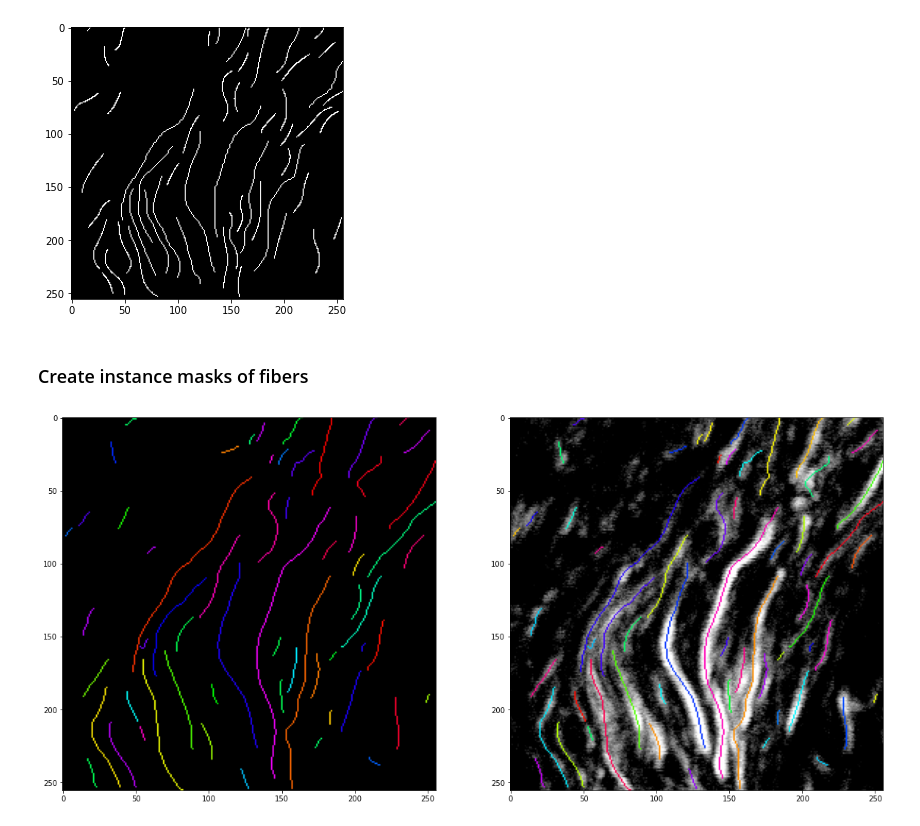
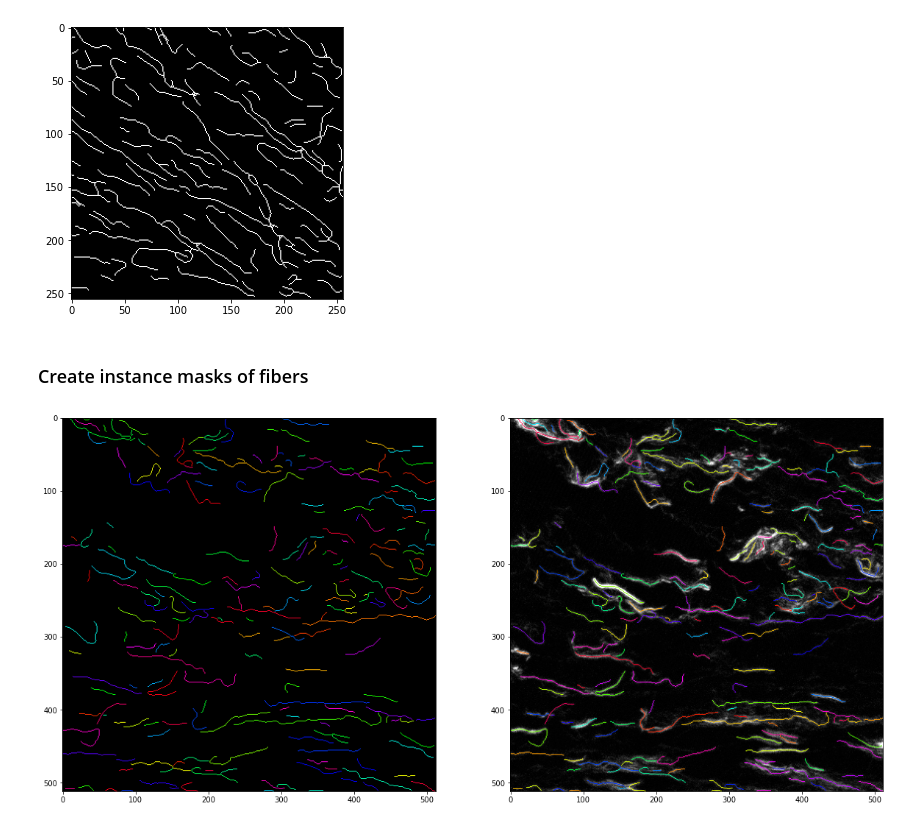
Before and after one commit to uw-loci/collagen-fiber-metrics, a Jupyter notebook: fiber_extractor.ipynb, the cells around one changed output. Cells and saved outputs as stored; diff of their text form; code cells hidden in the pictures.

```diff
--- a/fiber_extractor.ipynb
+++ b/fiber_extractor.ipynb
@@ -33,10 +33,10 @@ Draw masks using skeletonization
 # %%
-truth_mask = img_as_uint(io.imread('example_groundtruth.png'))
+truth_mask = img_as_uint(io.imread('example_groundtruth_2.png'))
 plt.figure(figsize=(5, 5))
 plt.imshow(truth_mask, cmap='gray')
 plt.show()
 # %% [output]
-[figure, old version]
+[figure, new version]
 # %%
 from centerline import CenterLine
 import numpy as np
@@ -47,30 +47,31 @@ import colorsys
 # %%
 ## instance masks
 fig, ax = plt.subplots(1, 2, figsize=(20, 20))
-centerline_res = CenterLine(centerline_image=result, associate_image=io.imread('example_input.png'))
+# centerline_res = CenterLine(centerline_image=result, associate_image=io.imread('example_input.png'))
+centerline_res = CenterLine(centerline_image=io.imread('example_centerline.png'), associate_image=io.imread('example_image.tif'))
 canvas = np.ones((centerline_res.image_size[0], centerline_res.image_size[1], 3), np.uint8) * 0
 line_dict = centerline_res.line_dict
 for k, v in line_dict.items():
     points = v.points
     image = np.zeros((512, 512), np.uint8)
     image = centerline_res.draw_line(points, image)
     (r, g, b) = colorsys.hsv_to_rgb(np.random.uniform(0, 1), 1.0, 1.0)
     R, G, B = int(255 * r), int(255 * g), int(255 * b)
     canvas[np.where(image>0)] = np.array([R, G, B])
 ax[0].imshow(canvas)
 
 ### overlay
-im_arr = img_as_uint(exposure.adjust_log(io.imread('example_input.png')))
+im_arr = img_as_uint(exposure.adjust_log(io.imread('example_image.tif')))
 canvas = img_as_ubyte(np.repeat(im_arr[:, :, np.newaxis], 3, axis=2))
 line_dict = centerline_res.line_dict
 for k, v in line_dict.items():
     points = v.points
     image = np.zeros((512, 512), np.uint8)
     image = centerline_res.draw_line(points, image)
     (r, g, b) = colorsys.hsv_to_rgb(np.random.uniform(0, 1), 1.0, 1.0)
     R, G, B = int(255 * r), int(255 * g), int(255 * b)
     canvas[np.where(image>0)] = np.array([R, G, B])
 ax[1].imshow(canvas)
 plt.show()
 # %% [output]
-[figure, old version]
+[figure, new version]
```
Also changed, not shown: parts of 3 cells of this notebook, 4 other files.
